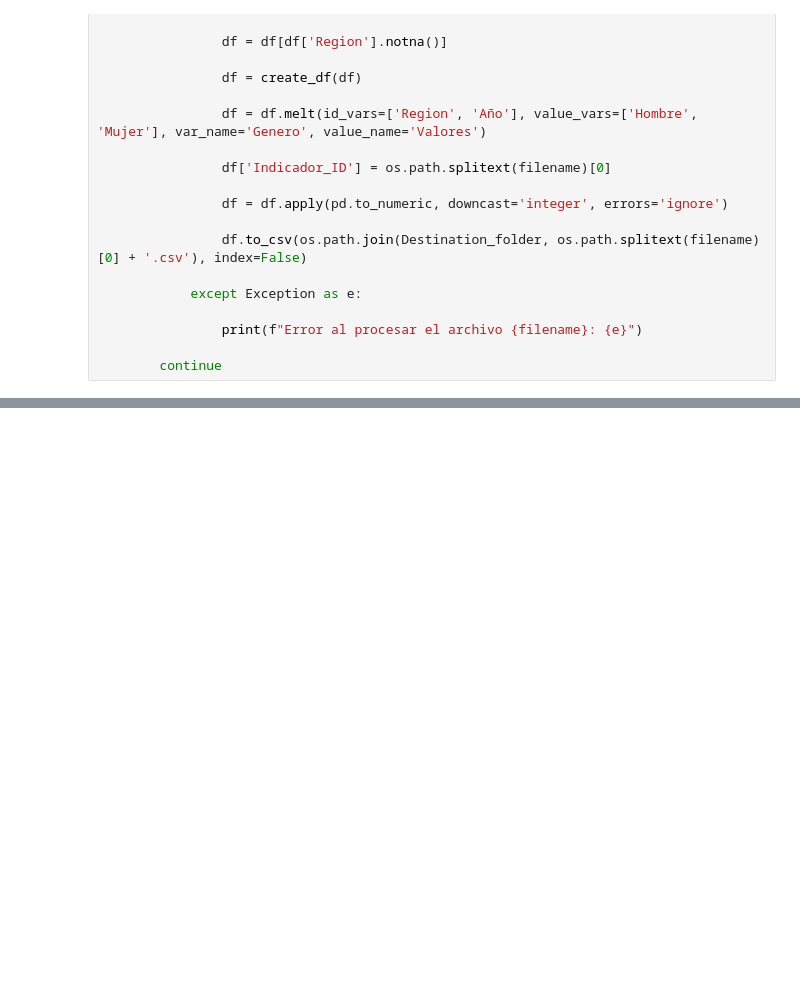
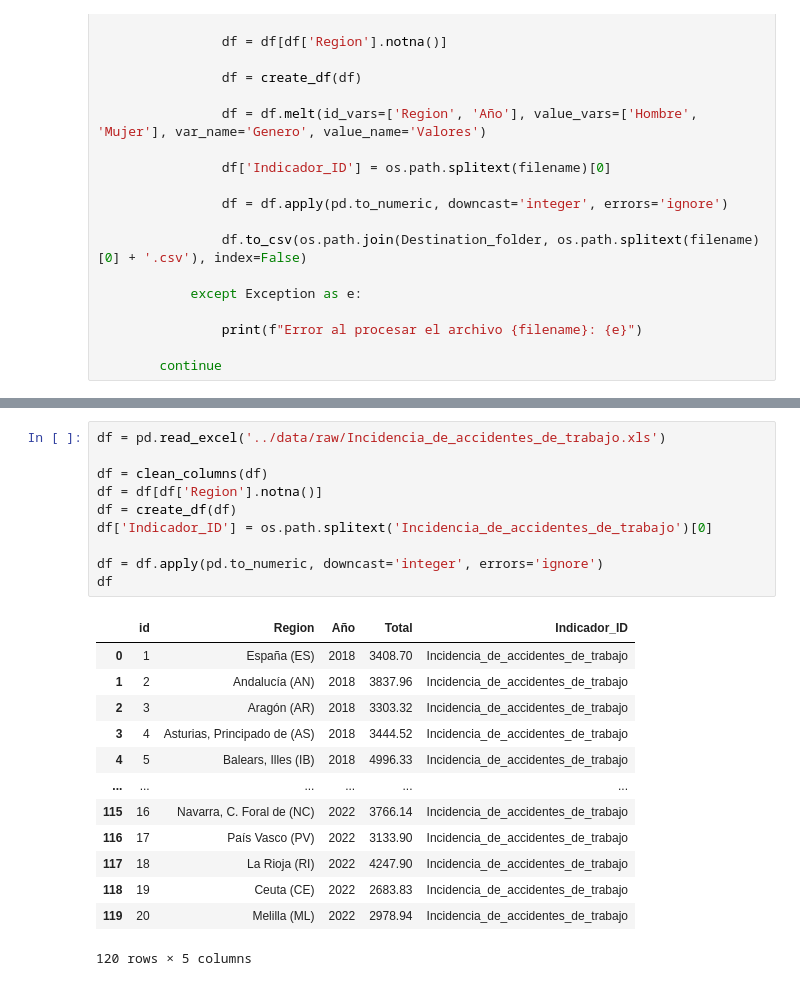
Before and after one commit to ClaraGallardo/Final-Proyect, a Jupyter notebook: notebook/1.Nueva creación de tablas.ipynb, the cells around one changed output, grey strips where cells are left out. Saved outputs shown, nothing was run; the diff lists cells and outputs as text; blank space fills up the shorter version.

```diff
--- a/notebook/1.Nueva creación de tablas.ipynb
+++ b/notebook/1.Nueva creación de tablas.ipynb
@@ -403,0 +406,24 @@ memory usage: 355.3+ KB
+# %%
+df = pd.read_excel('../data/raw/Incidencia_de_accidentes_de_trabajo.xls')
+
+df = clean_columns(df)
+df = df[df['Region'].notna()]
+df = create_df(df)
+df['Indicador_ID'] = os.path.splitext('Incidencia_de_accidentes_de_trabajo')[0]
+
+df = df.apply(pd.to_numeric, downcast='integer', errors='ignore')
+df
+# %% [output]
+|  | id | Region | Año | Total | Indicador_ID |
+| 0 | 1 | España (ES) | 2018 | 3408.70 | Incidencia_de_accidentes_de_trabajo |
+| 1 | 2 | Andalucía (AN) | 2018 | 3837.96 | Incidencia_de_accidentes_de_trabajo |
+| 2 | 3 | Aragón (AR) | 2018 | 3303.32 | Incidencia_de_accidentes_de_trabajo |
+| 3 | 4 | Asturias, Principado de (AS) | 2018 | 3444.52 | Incidencia_de_accidentes_de_trabajo |
+| 4 | 5 | Balears, Illes (IB) | 2018 | 4996.33 | Incidencia_de_accidentes_de_trabajo |
+| ... | ... | ... | ... | ... | ... |
+| 115 | 16 | Navarra, C. Foral de (NC) | 2022 | 3766.14 | Incidencia_de_accidentes_de_trabajo |
+| 116 | 17 | País Vasco (PV) | 2022 | 3133.90 | Incidencia_de_accidentes_de_trabajo |
+| 117 | 18 | La Rioja (RI) | 2022 | 4247.90 | Incidencia_de_accidentes_de_trabajo |
+| 118 | 19 | Ceuta (CE) | 2022 | 2683.83 | Incidencia_de_accidentes_de_trabajo |
+| 119 | 20 | Melilla (ML) | 2022 | 2978.94 | Incidencia_de_accidentes_de_trabajo |
+120 rows × 5 columns
```
Also changed, not shown: parts of 3 cells of this notebook, 1 other file.
